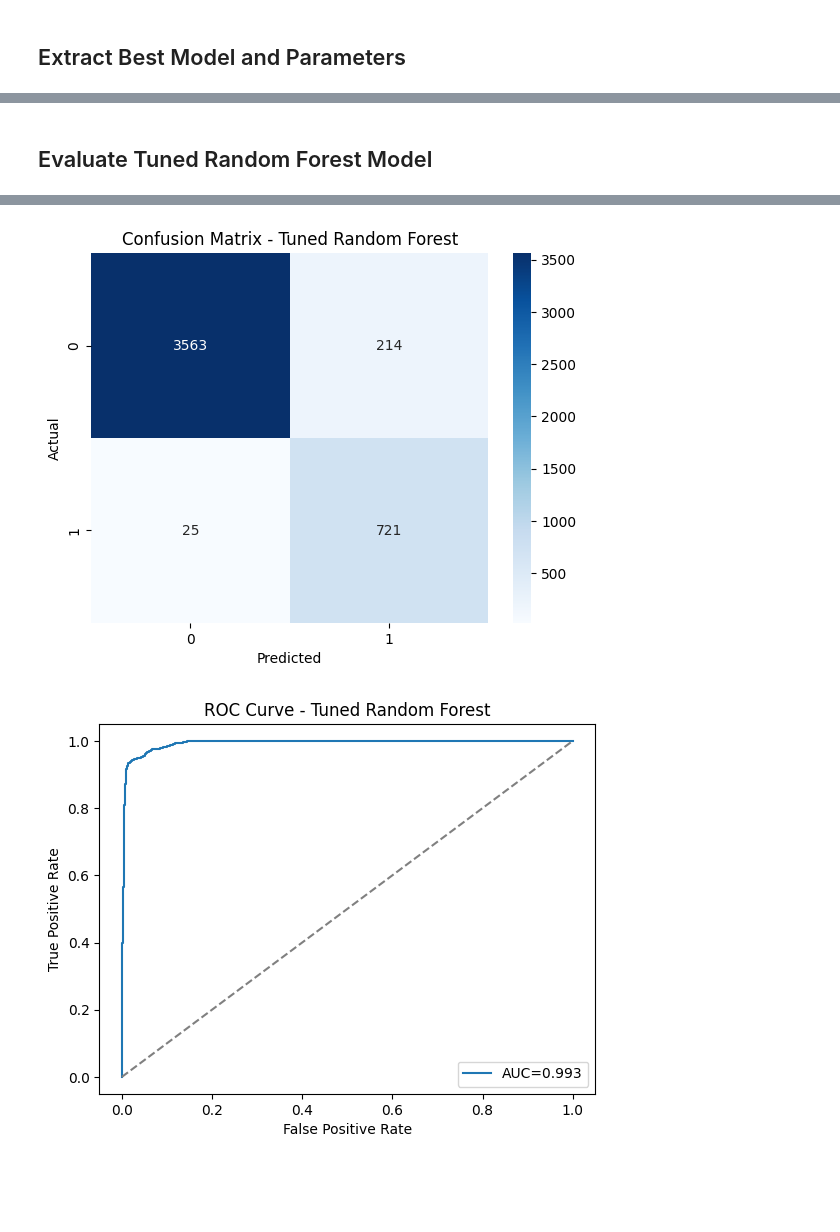
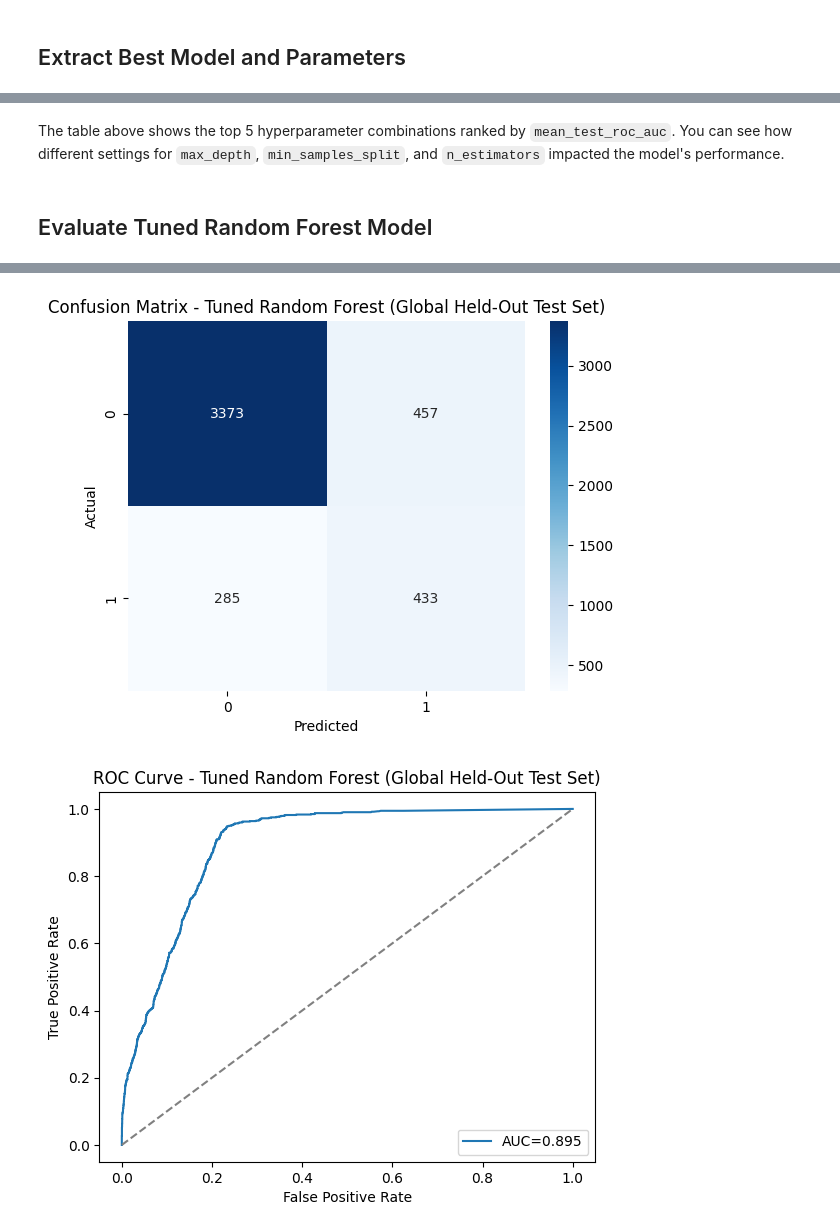
Before and after one commit to Erdos-Projects/fall-2025-patient-risk-identification, a Jupyter notebook: Final_Models_merge_all_features.ipynb, the cells around one changed output, grey strips where cells are left out. Cells and saved outputs as stored; diff of their text form; code cells hidden in the pictures; blank space fills up the shorter version.

Commit message:
Final models and results

```diff
--- a/Final_Models_merge_all_features.ipynb
+++ b/Final_Models_merge_all_features.ipynb
@@ -1292,7 +1302,7 @@ predictors = [
     'AGE', 'GENDER', 'RACE', 'ETHNICITY',
     # Encounter-based features
     'LOS_days', 'gap_since_prev_discharge_days',
-    'prior365_total_enc', 'prior365_ER', 'prior365_inpatient',
+    'prior365_ER', 'prior365_inpatient',
     'prior365_outpatient',
     # optional extras
     'is_weekend', 'is_night', 'admit_hour', 'admit_dow',
@@ -1313,7 +1323,7 @@ predictors_2 = [
     'AGE', 'GENDER', 'RACE', 'ETHNICITY',
     # Encounter-based features
     'LOS_days', 'gap_since_prev_discharge_days',
-    'prior365_total_enc', 'prior365_ER', 'prior365_inpatient',
+    'prior365_ER', 'prior365_inpatient',
     'prior365_outpatient',
     # optional extras
     'is_weekend', 'is_night', 'admit_hour', 'admit_dow',
@@ -1979,3 +2094,5 @@ Best estimator found:
+# %% [markdown]
+The table above shows the top 5 hyperparameter combinations ranked by `mean_test_roc_auc`. You can see how different settings for `max_depth`, `min_samples_split`, and `n_estimators` impacted the model's performance.
 # %% [markdown]
 ## Evaluate Tuned Random Forest Model
 # %%
@@ -1988,36 +2105,75 @@ import seaborn as sns
 # 1. Access the best estimator from the grid_search object
 best_rf_model = grid_search.best_estimator_
 
-print("Evaluating the best Random Forest model...")
+print("Evaluating the best Tuned Random Forest model on the GLOBAL HELD-OUT TEST data...")
 
-# 2. Use the best_rf_model to make predictions on X_test
-y_pred_tuned_rf = best_rf_model.predict(X_test)
+# --- Preprocess the GLOBAL HELD-OUT TEST data (global_X_test_final_eval) ---
 
-# 3. Calculate the predicted probabilities for the positive class (class 1) on X_test
-y_prob_tuned_rf = best_rf_model.predict_proba(X_test)[:, 1]
+# Drop PATIENT column
+X_test_processed_for_eval = global_X_test_final_eval.drop(columns='PATIENT').copy()
+
+# Encode categorical variables using columns learned from training (global_encoded_train_cols)
+categorical_features_to_encode = ['GENDER', 'RACE', 'ETHNICITY'] # These were the categories encoded in training
+X_test_processed_for_eval = pd.get_dummies(X_test_processed_for_eval, columns=categorical_features_to_encode, drop_first=True)
+
+# Align columns with training data to ensure consistency
+# Add missing columns with 0, then reindex to match training column order
+missing_cols = set(global_encoded_train_cols) - set(X_test_processed_for_eval.columns)
+for c in missing_cols:
+    X_test_processed_for_eval[c] = 0
+X_test_processed_for_eval = X_test_processed_for_eval[global_encoded_train_cols] # Ensure order and presence
+
+# Scale numerical features using the global_scaler fit on training data
+if global_scaler.feature_names_in_ is not None and len(global_scaler.feature_names_in_) > 0:
+    # Select only the numerical columns that the scaler was actually fit on.
+    # These column names are explicitly stored in global_scaler.feature_names_in_.
+    numerical_cols_to_scale = list(global_scaler.feature_names_in_)
+    numerical_data_for_transform = X_test_processed_for_eval[numerical_cols_to_scale].copy()
+
+    # Ensure all selected columns are numeric. Coerce non-numeric to NaN.
+    # Using apply directly to the DataFrame for robustness
+    numerical_data_for_transform = numerical_data_for_transform.apply(pd.to_numeric, errors='coerce')
+
+    # Impute any remaining NaNs with the median of that column from the current test set subset.
+    # Calculate median *before* fillna for each column to ensure correct imputation.
+    numerical_data_for_transform = numerical_data_for_transform.fillna(numerical_data_for_transform.median())
+
+    # Perform the transformation. .values converts it to a NumPy array.
+    scaled_values = global_scaler.transform(numerical_data_for_transform.values)
+
+    # Assign the scaled NumPy array back to the DataFrame.
+    X_test_processed_for_eval[numerical_cols_to_scale] = scaled_values
+else:
+    print("Warning: global_scaler was not fit or has no feature names recorded.")
+
+# 2. Use the best_rf_model to make predictions on X_test_processed_for_eval
+y_pred_tuned_rf = best_rf_model.predict(X_test_processed_for_eval)
+
+# 3. Calculate the predicted probabilities for the positive class (class 1) on X_test_processed_for_eval
+y_prob_tuned_rf = best_rf_model.predict_proba(X_test_processed_for_eval)[:, 1]
 
 # 4. Print the classification report
-print("\nClassification Report for Tuned Random Forest Model:")
-print(classification_report(y_test, y_pred_tuned_rf, digits=3))
+print("\nClassification Report for Tuned Random Forest Model (GLOBAL HELD-OUT TEST SET):")
+print(classification_report(global_y_test_final_eval, y_pred_tuned_rf, digits=3))
 
 # 5. Calculate and print the AUC score
-auc_tuned_rf = roc_auc_score(y_test, y_prob_tuned_rf)
-print(f"\nAUC for Tuned Random Forest Model: {auc_tuned_rf:.3f}")
+auc_tuned_rf = roc_auc_score(global_y_test_final_eval, y_prob_tuned_rf)
+print(f"\nAUC for Tuned Random Forest Model (GLOBAL HELD-OUT TEST SET): {auc_tuned_rf:.3f}")
 
 # Confusion Matrix
-sns.heatmap(confusion_matrix(y_test, y_pred_tuned_rf), annot=True, fmt='d', cmap='Blues')
-plt.title('Confusion Matrix - Tuned Random Forest')
+sns.heatmap(confusion_matrix(global_y_test_final_eval, y_pred_tuned_rf), annot=True, fmt='d', cmap='Blues')
+plt.title('Confusion Matrix - Tuned Random Forest (Global Held-Out Test Set)')
 plt.xlabel('Predicted')
 plt.ylabel('Actual')
 plt.show()
 
 # ROC Curve
-fpr_tuned_rf, tpr_tuned_rf, _ = roc_curve(y_test, y_prob_tuned_rf)
+fpr_tuned_rf, tpr_tuned_rf, _ = roc_curve(global_y_test_final_eval, y_prob_tuned_rf)
 plt.plot(fpr_tuned_rf, tpr_tuned_rf, label=f"AUC={auc_tuned_rf:.3f}")
 plt.plot([0,1],[0,1],'--',color='gray')
 plt.xlabel("False Positive Rate")
 plt.ylabel("True Positive Rate")
-plt.title("ROC Curve - Tuned Random Forest")
+plt.title("ROC Curve - Tuned Random Forest (Global Held-Out Test Set)")
 plt.legend()
 plt.show()
 # %% [output]
@@ -2038,2 +2193,2 @@ AUC for Tuned Random Forest Model: 0.993
-[figure, old version]
+[figure, new version]
-[figure, old version]
+[figure, new version]
```
Also changed, not shown: parts of 26 cells of this notebook.
